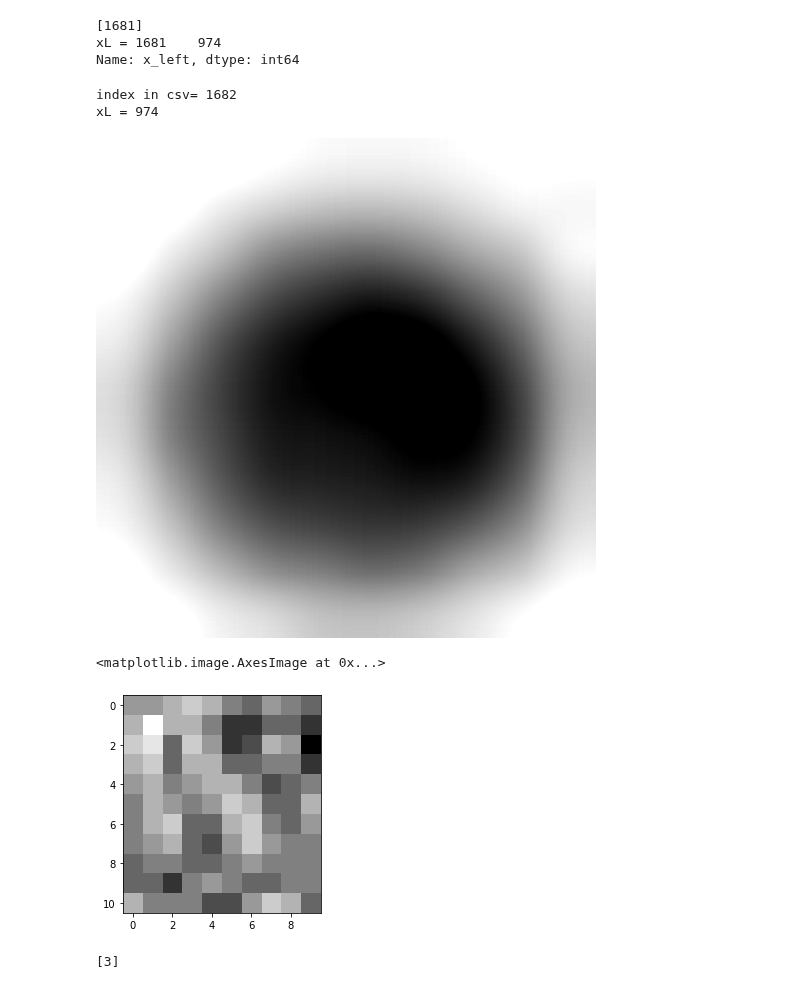
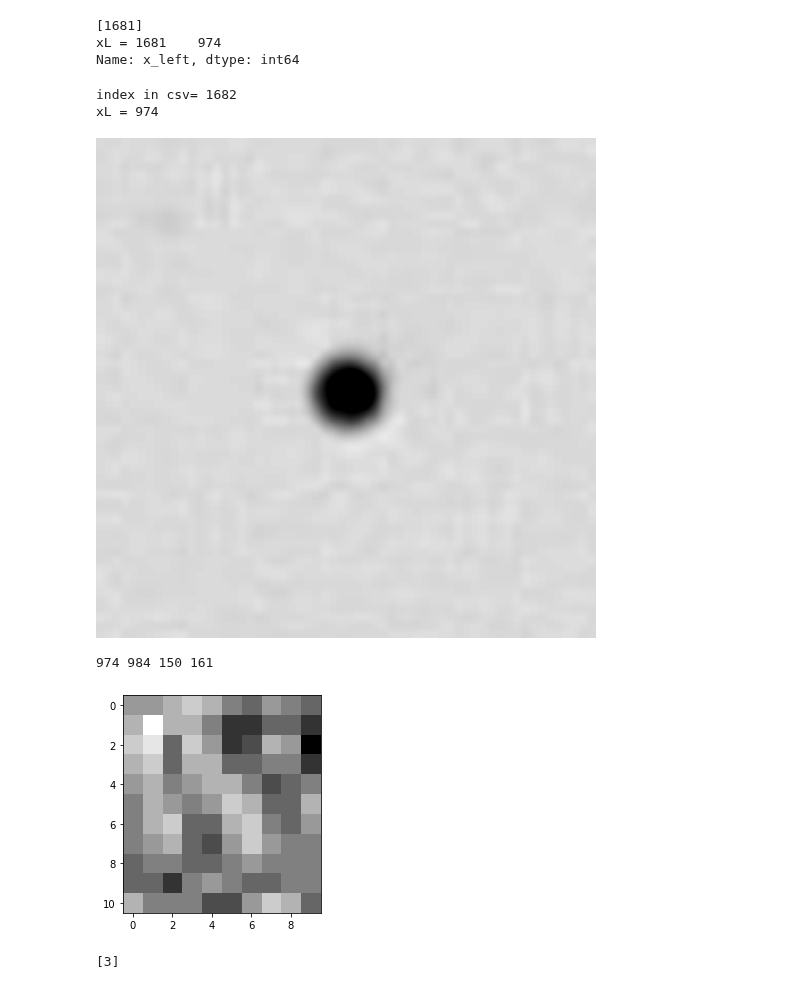
Before and after one commit to Scottholman33/KBI, a Jupyter notebook: KBI_Python_Start.ipynb, the cells around one changed output. Drawn from its saved outputs; the diff is of its cells as text; code cells hidden in the pictures.

```diff
--- a/KBI_Python_Start.ipynb
+++ b/KBI_Python_Start.ipynb
@@ -266,39 +266,40 @@ print("xL =",xL)
 
 
 img=Image.open("04_Silicon_Oil_Image_00001.jpg")
-img2=img.crop((xL,yT,xR,yB))
+img2=img.crop((xL-25,yT-25,xR+25,yB+25))
 img2=img2.resize((500,500))
 
 
 #image brightness enhancer
 enhancer = ImageEnhance.Contrast(img2)
 
 #factor = 1 #gives original image
 #im_output = enhancer.enhance(factor)
 #im_output.save('original-image.png')
 
 #factor = 0.5 #decrease constrast
 #im_output = enhancer.enhance(factor)
 #im_output.save('less-contrast-image.png')
 
 factor = 1.8 #increase contrast
 img2_output = enhancer.enhance(factor)
 
 display(img2_output)
 
 # import and read image
 img = io.imread("11 Fiber_5200-3196_191021-10271 Image_00005.jpg")
 cropped = img[yT:yB,xL:xR]
 #img[img < 128] = 0
 
 # display the grayscale image
 fig, ax = plt.subplots()
 plt.imshow(cropped, cmap="gray")
+print(xL,xR,yT,yB)
 # %% [output]
 index in csv= 1682
 xL = 974
-[figure, old version]
+[figure, new version]
-<matplotlib.image.AxesImage at 0x...>
+974 984 150 161
 [figure]
 # %%
 
```
Also changed, not shown: parts of 1 cell of this notebook.
